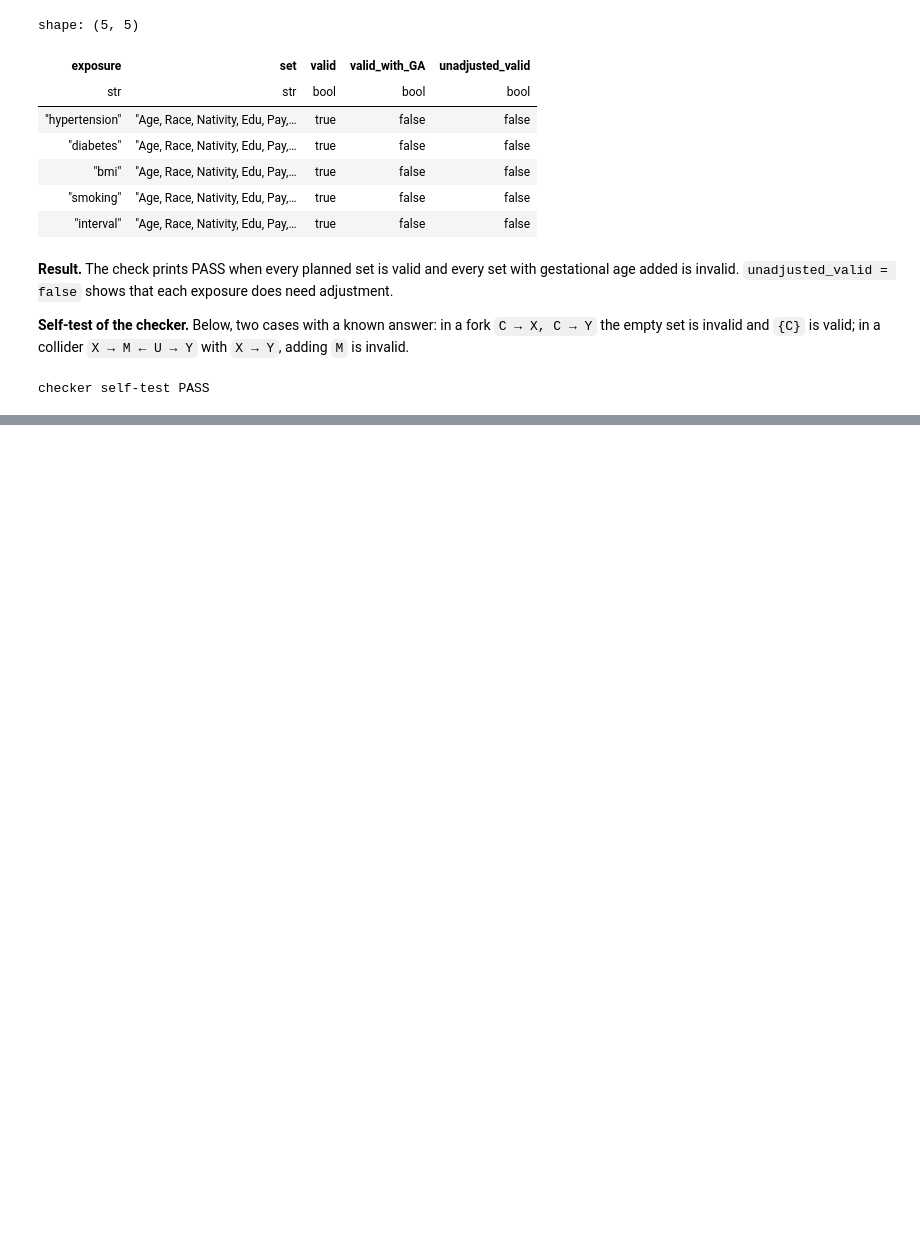
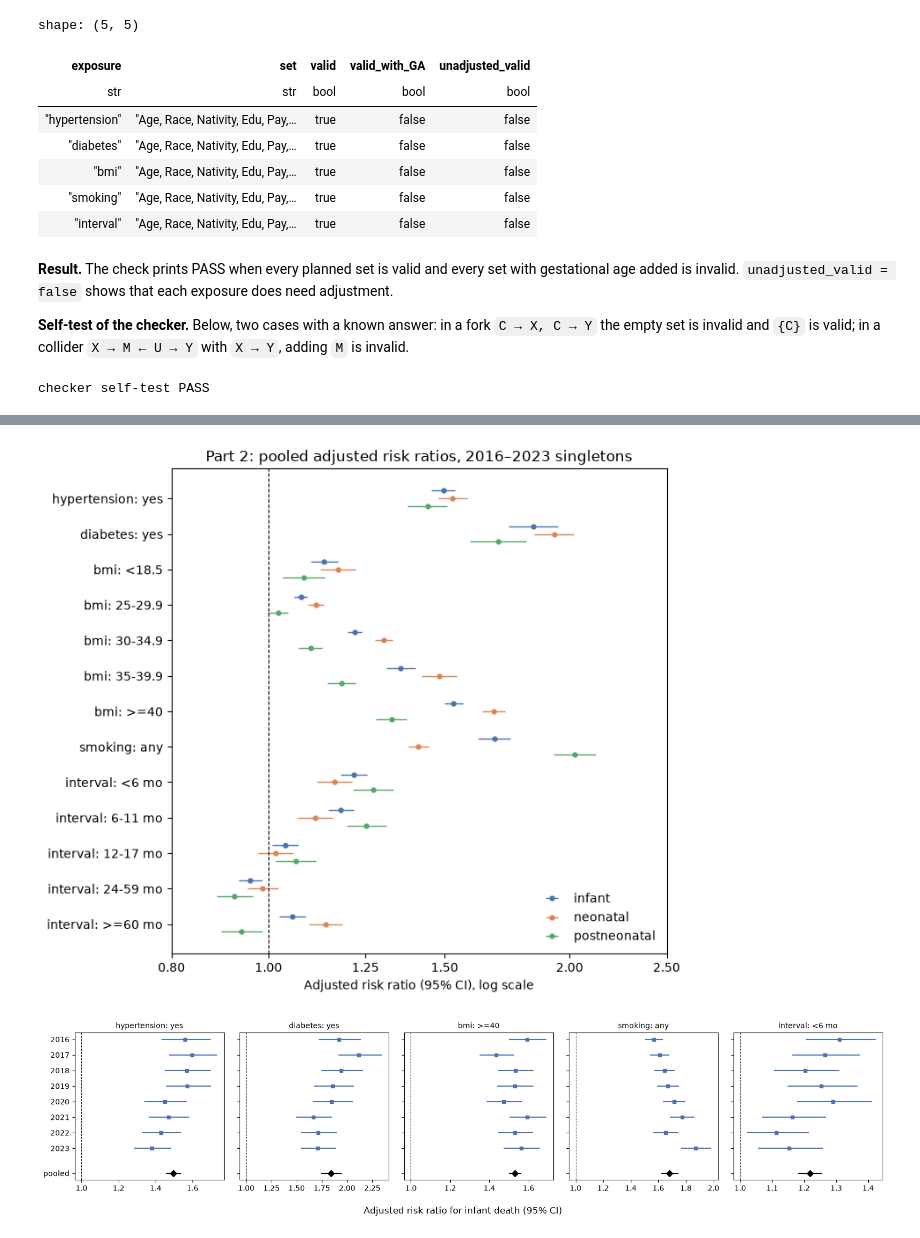
Before and after one commit to ShakulovElzar/infant-mortality-thesis, a Jupyter notebook: InfantMortalityThesis/notebooks/04_association.ipynb, the cells around one changed output, grey strips where cells are left out. Cells and saved outputs as stored; diff of their text form; code cells hidden in the pictures; blank space fills up the shorter version.

```diff
--- a/InfantMortalityThesis/notebooks/04_association.ipynb
+++ b/InfantMortalityThesis/notebooks/04_association.ipynb
@@ -22 +26,4 @@
+# %%
+# Parameters
+REBUILD = True
 # %%
@@ -269,0 +461,10 @@ checker self-test PASS
+# %%
+desc = []
+for e in EXPOSURES:
+    g = patterns(e, by_cohort=False).group_by(e.col).agg(pl.col("n").sum(), pl.col("d1").sum()).sort(e.col)
+    for r in g.iter_rows(named=True):
+        desc.append({"exposure": e.name, "class": e.labels.get(r[e.col], f"reference ({r[e.col]})"),
+                     "births": r["n"], "deaths": r["d1"], "crude_per_1000": 1000 * r["d1"] / r["n"]})
+desc = pl.DataFrame(desc)
+desc.write_csv(REPORTS / "part2_exposure_counts.csv")
+desc
@@ -269,0 +758,31 @@ checker self-test PASS
+# %%
+OUT_COL = {"infant": "#4C72B0", "neonatal": "#DD8452", "postneonatal": "#55A868"}
+lab = res_main.with_columns(row=pl.col("exposure") + ": " + pl.col("label"))
+rows_ = lab["row"].unique(maintain_order=True).to_list()
+fig, ax = plt.subplots(figsize=(7.5, 0.42 * len(rows_) + 1))
+for i, (o, col) in enumerate(OUT_COL.items()):
+    d = lab.filter(pl.col("outcome") == o)
+    y = np.array([rows_.index(r) for r in d["row"]]) + (i - 1) * 0.22
+    ax.errorbar(d["rr"], y, xerr=[d["rr"] - d["rr_lo"], d["rr_hi"] - d["rr"]], fmt="o", ms=3.5, color=col, label=o, lw=1)
+ax.axvline(1, color="k", lw=0.8, ls="--")
+ax.set_yticks(range(len(rows_))); ax.set_yticklabels(rows_); ax.invert_yaxis(); ax.set_xscale("log")
+ax.set_xticks([0.8, 1, 1.25, 1.5, 2, 2.5]); ax.get_xaxis().set_major_formatter(plt.ScalarFormatter()); ax.minorticks_off()
+ax.set_xlabel("Adjusted risk ratio (95% CI), log scale"); ax.legend(frameon=False, loc="lower right")
+ax.set_title("Part 2: pooled adjusted risk ratios, 2016–2023 singletons")
+fig.tight_layout(); fig.savefig(FIG / "part2_forest_pooled.png", dpi=150); plt.show()
+
+SHOW = {"hypertension": 1, "diabetes": 1, "bmi": 6, "smoking": 1, "interval": 1}
+fig, axes = plt.subplots(1, 5, figsize=(16, 3.8), sharey=True)
+for ax, (ex, k) in zip(axes, SHOW.items()):
+    d = good.filter((pl.col("analysis") == "main") & (pl.col("exposure") == ex) & (pl.col("outcome") == "infant") & (pl.col("class") == k)).sort("cohort")
+    p = pooled.filter((pl.col("analysis") == "main") & (pl.col("exposure") == ex) & (pl.col("outcome") == "infant") & (pl.col("class") == k)).row(0, named=True)
+    rr_c, se = np.exp(d["log_rr"].to_numpy()), np.sqrt(d["var"].to_numpy())
+    ax.errorbar(rr_c, range(8), xerr=[rr_c - rr_c * np.exp(-1.96 * se), rr_c * np.exp(1.96 * se) - rr_c], fmt="s", ms=4, color="#4C72B0")
+    ax.errorbar([p["rr"]], [8.6], xerr=[[p["rr"] - p["rr_lo"]], [p["rr_hi"] - p["rr"]]], fmt="D", ms=6, color="k")
+    ax.axvline(1, color="k", lw=0.8, ls="--"); ax.set_title(f"{ex}: {p['label']}", fontsize=10)
+axes[0].set_yticks(list(range(8)) + [8.6]); axes[0].set_yticklabels([str(c) for c in COHORTS] + ["pooled"]); axes[0].invert_yaxis()
+fig.supxlabel("Adjusted risk ratio for infant death (95% CI)"); fig.tight_layout()
+fig.savefig(FIG / "part2_forest_by_cohort.png", dpi=150); plt.show()
+# %% [output]
+[figure, added]
+[figure, added]
```
Also changed, not shown: parts of 37 cells of this notebook, 14 other files.
